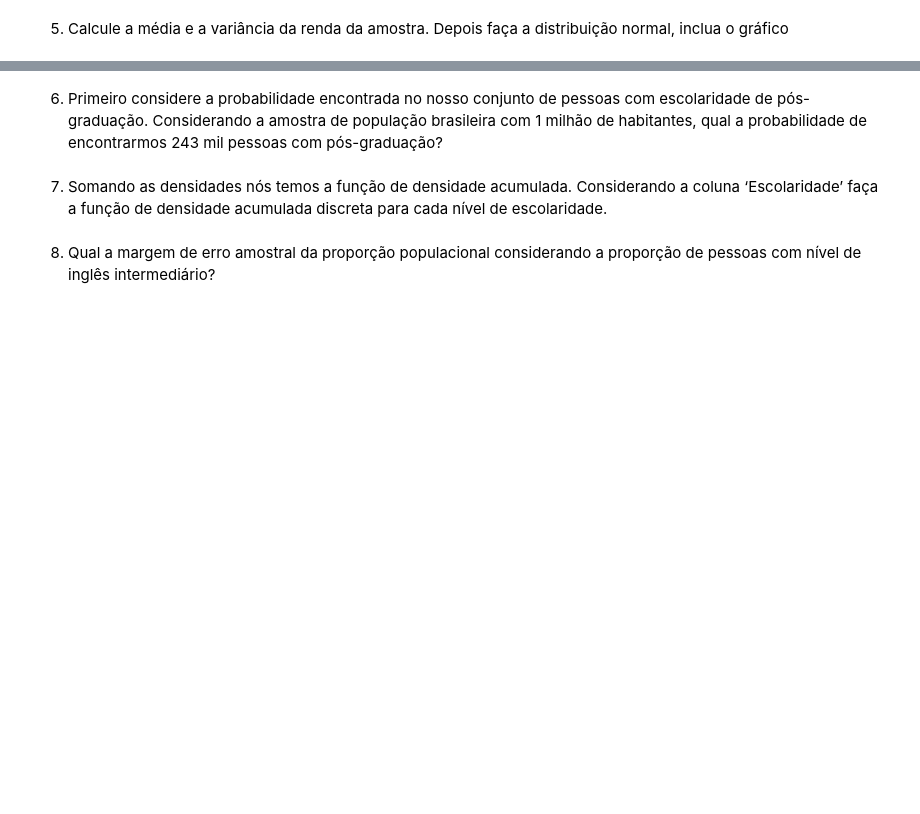
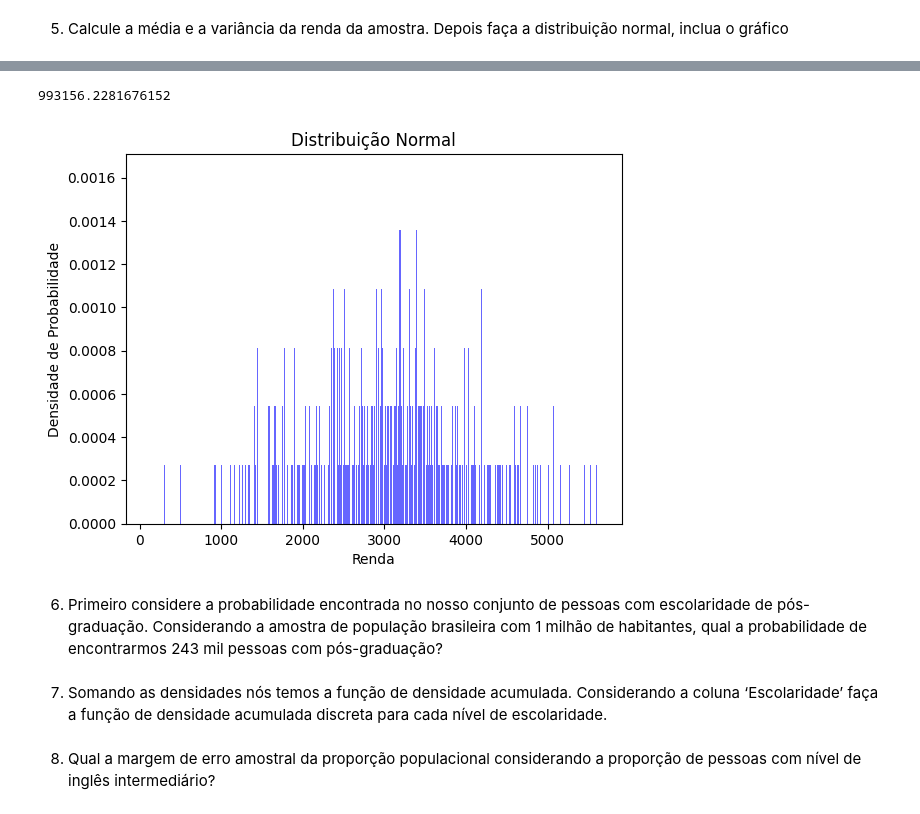
Before and after one commit to juh-rr/exercicio-estatistica2, a Jupyter notebook: exercicios.ipynb, the cells around one changed output, grey strips where cells are left out. Drawn from its saved outputs; the diff is of its cells as text; code cells hidden in the pictures; blank space fills up the shorter version.

```diff
--- a/exercicios.ipynb
+++ b/exercicios.ipynb
@@ -147,3 +182,20 @@ distribuição normal, inclua o gráfico
+# %%
+variancia = populacao['renda'].var()
+print(variancia)
+# %% [output]
+993156.2281676152
+# %%
+# Plotando o histograma dos dados
+plt.hist(populacao['renda'], bins=1500, density=True, alpha=0.6, color='blue')
+
+# Plotando a função de densidade de probabilidade
+
+plt.title('Distribuição Normal')
+plt.xlabel('Renda')
+plt.ylabel('Densidade de Probabilidade')
+plt.show()
+# %% [output]
+[figure, added]
 # %% [markdown]
 6. Primeiro considere a probabilidade encontrada no nosso conjunto de
 pessoas com escolaridade de pós-graduação. Considerando a amostra
```
Also changed, not shown: parts of 4 cells of this notebook.
